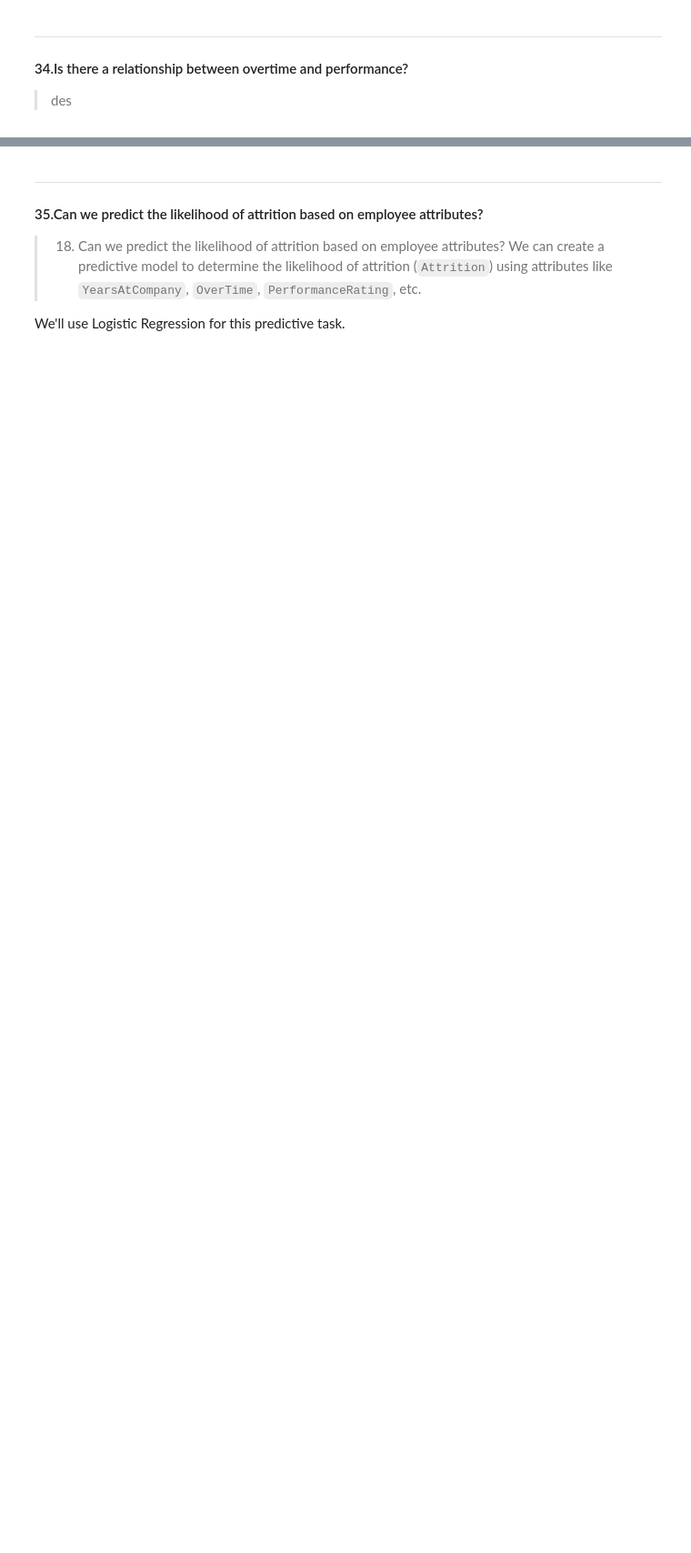
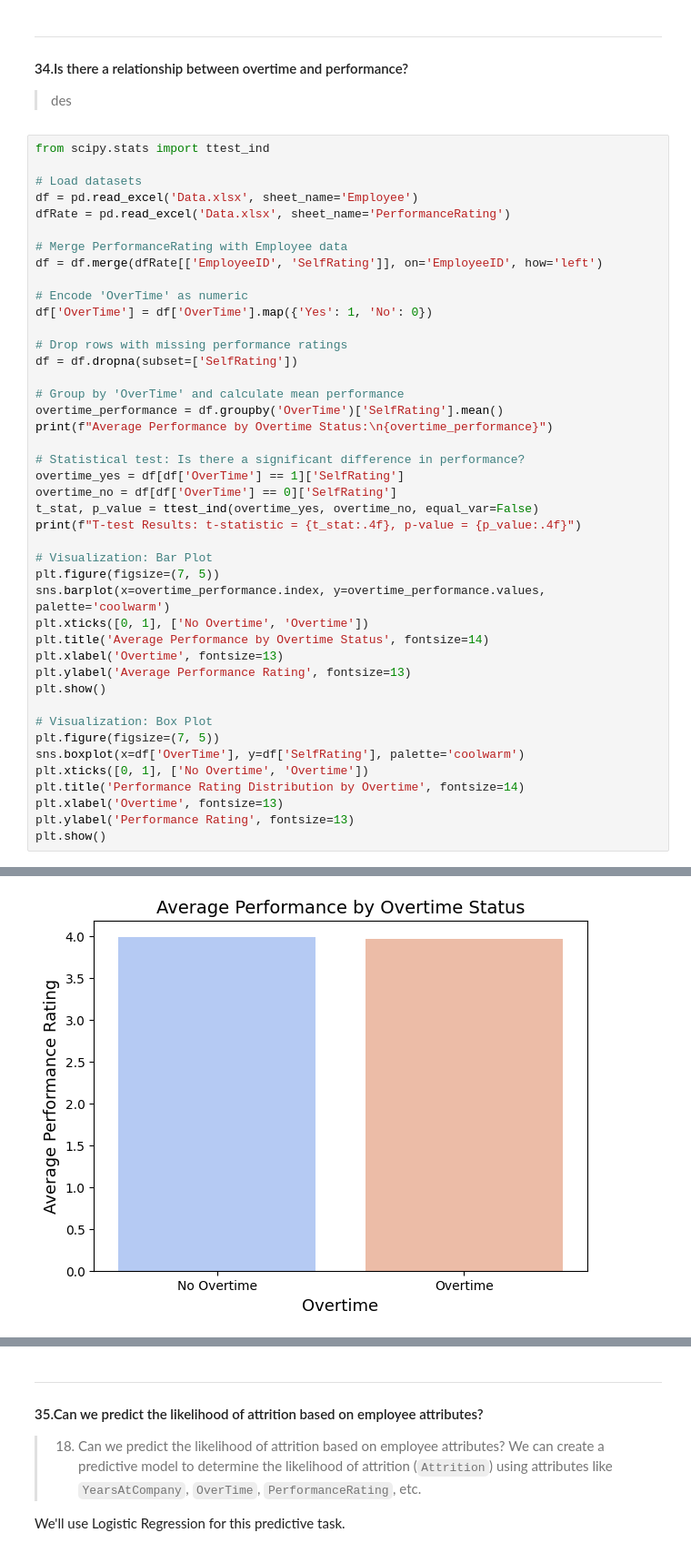
Before and after one commit to 0PeterAdel/Data-Dyanamos, a Jupyter notebook: Project-Operations/06.Data-Analysis/analysis.ipynb, the cells around one changed output, grey strips where cells are left out. Shown at 91% size. Saved outputs shown, nothing was run; the diff lists cells and outputs as text; blank space fills up the shorter version.

```diff
--- a/Project-Operations/06.Data-Analysis/analysis.ipynb
+++ b/Project-Operations/06.Data-Analysis/analysis.ipynb
@@ -546,3 +634,47 @@ plt.show()
 ---
 #### 34.Is there a relationship between overtime and performance?
 >des
+# %%
+from scipy.stats import ttest_ind
+
+# Load datasets
+df = pd.read_excel('Data.xlsx', sheet_name='Employee')
+dfRate = pd.read_excel('Data.xlsx', sheet_name='PerformanceRating')
+
+# Merge PerformanceRating with Employee data
+df = df.merge(dfRate[['EmployeeID', 'SelfRating']], on='EmployeeID', how='left')
+
+# Encode 'OverTime' as numeric
+df['OverTime'] = df['OverTime'].map({'Yes': 1, 'No': 0})
+
+# Drop rows with missing performance ratings
+df = df.dropna(subset=['SelfRating'])
+
+# Group by 'OverTime' and calculate mean performance
+overtime_performance = df.groupby('OverTime')['SelfRating'].mean()
+print(f"Average Performance by Overtime Status:\n{overtime_performance}")
+
+# Statistical test: Is there a significant difference in performance?
+overtime_yes = df[df['OverTime'] == 1]['SelfRating']
+overtime_no = df[df['OverTime'] == 0]['SelfRating']
+t_stat, p_value = ttest_ind(overtime_yes, overtime_no, equal_var=False)
+print(f"T-test Results: t-statistic = {t_stat:.4f}, p-value = {p_value:.4f}")
+
+# Visualization: Bar Plot
+plt.figure(figsize=(7, 5))
+sns.barplot(x=overtime_performance.index, y=overtime_performance.values, palette='coolwarm')
+plt.xticks([0, 1], ['No Overtime', 'Overtime'])
+plt.title('Average Performance by Overtime Status', fontsize=14)
+plt.xlabel('Overtime', fontsize=13)
+plt.ylabel('Average Performance Rating', fontsize=13)
+plt.show()
+
+# Visualization: Box Plot
+plt.figure(figsize=(7, 5))
+sns.boxplot(x=df['OverTime'], y=df['SelfRating'], palette='coolwarm')
+plt.xticks([0, 1], ['No Overtime', 'Overtime'])
+plt.title('Performance Rating Distribution by Overtime', fontsize=14)
+plt.xlabel('Overtime', fontsize=13)
+plt.ylabel('Performance Rating', fontsize=13)
+plt.show()
+# %% [output]
@@ -548,0 +690 @@ plt.show()
+[figure, added]
```
Also changed, not shown: parts of 10 cells of this notebook.
